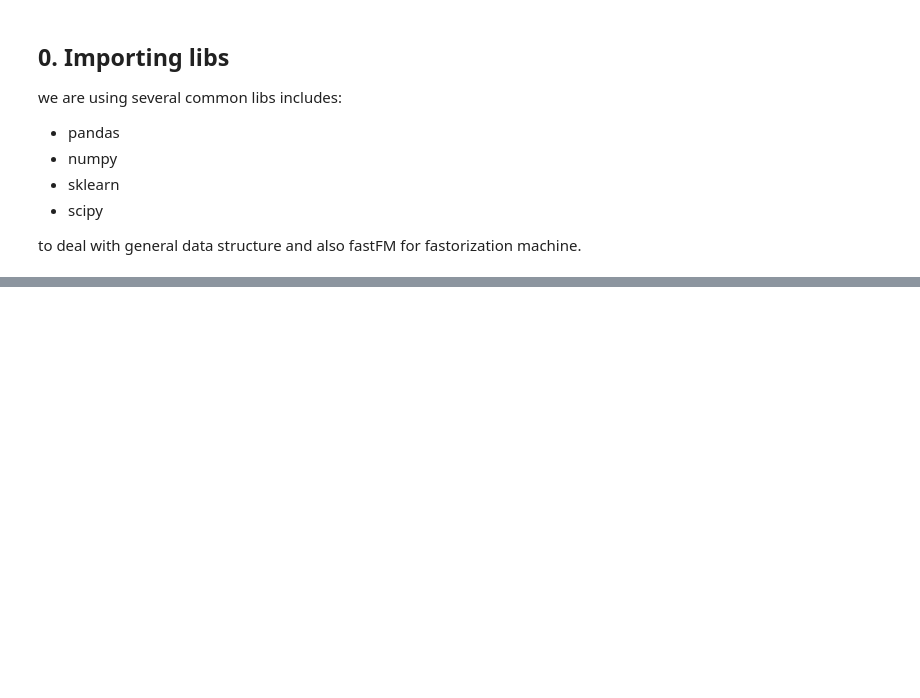
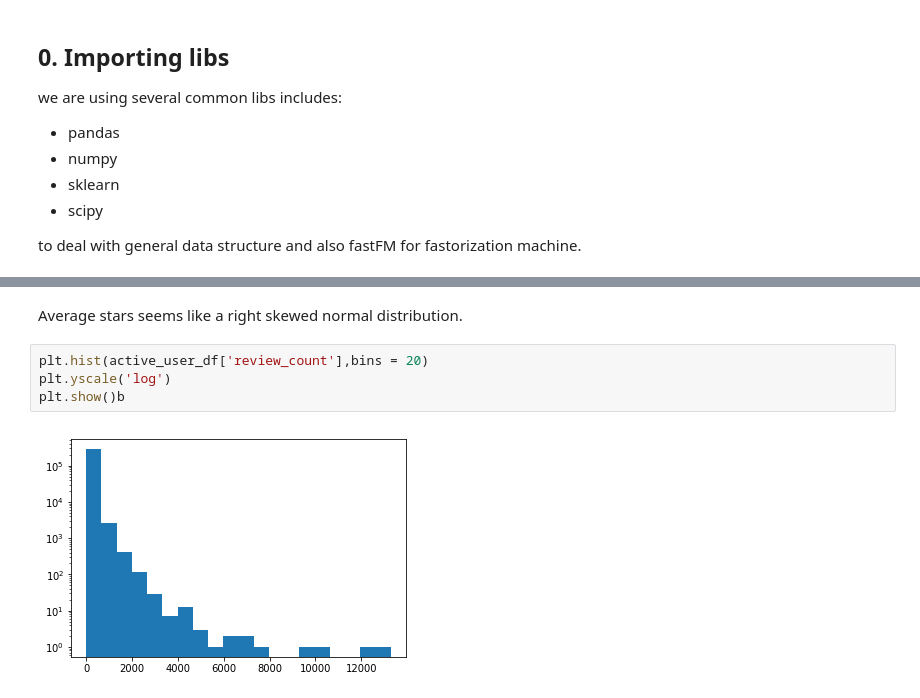
Before and after one commit to liufh3/personalization_final, a Jupyter notebook: Final Report.ipynb, the cells around one changed output, grey strips where cells are left out. Cells and saved outputs as stored; diff of their text form; blank space fills up the shorter version.

```diff
--- a/Final Report.ipynb
+++ b/Final Report.ipynb
@@ -31,0 +150,8 @@ and then we filter out unactive user and split the dataset into train and test d
+# %% [markdown]
+Average stars seems like a right skewed normal distribution.
+# %%
+plt.hist(active_user_df['review_count'],bins = 20)
+plt.yscale('log')
+plt.show()b
+# %% [output]
+[figure, added]
```
Also changed, not shown: parts of 66 cells of this notebook, 3 other files.
